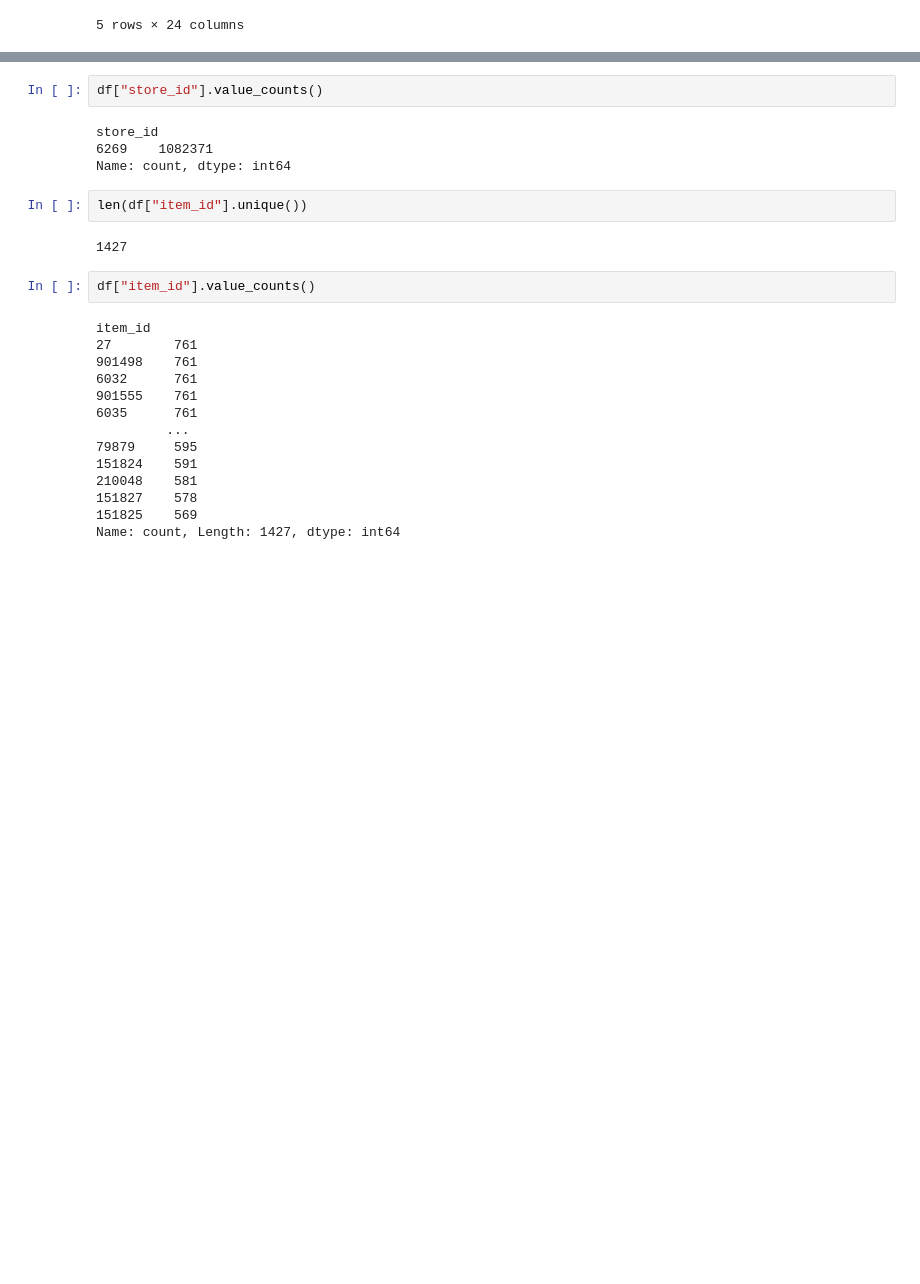
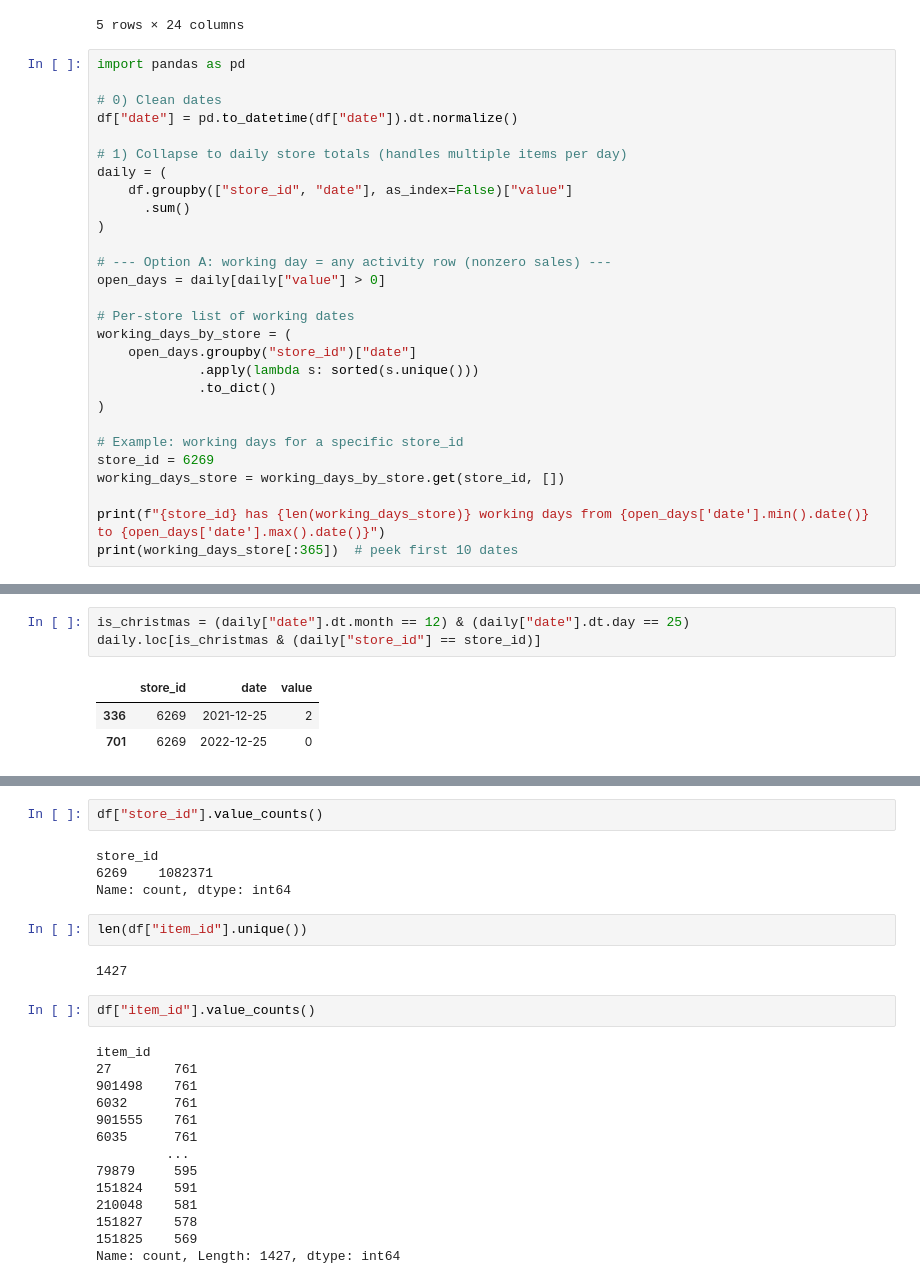
Before and after one commit to up202108724/Dissertation25-26, a Jupyter notebook: gnn_exercise.ipynb, the cells around one changed output, grey strips where cells are left out. Drawn from its saved outputs; the diff is of its cells as text; blank space fills up the shorter version.

```diff
--- a/gnn_exercise.ipynb
+++ b/gnn_exercise.ipynb
@@ -43,3 +25,31 @@ df.head()
 | 3 | 2021-01-23 | 20405 | 3 | dairy chs | pos subd dairy other | pos dept dairy | cheese/yogurt/orange juice | 0 | ... |
 | 4 | 2021-01-23 | 605573 | 5 | refrigerated drnks | pos subd dairy other | pos dept dairy | cheese/yogurt/orange juice | 0 | ... |
 5 rows × 24 columns
+# %%
+import pandas as pd
+
+# 0) Clean dates
+df["date"] = pd.to_datetime(df["date"]).dt.normalize()
+
+# 1) Collapse to daily store totals (handles multiple items per day)
+daily = (
+    df.groupby(["store_id", "date"], as_index=False)["value"]
+      .sum()
+)
+
+# --- Option A: working day = any activity row (nonzero sales) ---
+open_days = daily[daily["value"] > 0]
+
+# Per-store list of working dates
+working_days_by_store = (
+    open_days.groupby("store_id")["date"]
+             .apply(lambda s: sorted(s.unique()))
+             .to_dict()
+)
+
+# Example: working days for a specific store_id
+store_id = 6269
+working_days_store = working_days_by_store.get(store_id, [])
+
+print(f"{store_id} has {len(working_days_store)} working days from {open_days['date'].min().date()} to {open_days['date'].max().date()}")
+print(working_days_store[:365])  # peek first 10 dates
@@ -45,0 +59,7 @@ df.head()
+# %%
+is_christmas = (daily["date"].dt.month == 12) & (daily["date"].dt.day == 25)
+daily.loc[is_christmas & (daily["store_id"] == store_id)]
+# %% [output]
+|  | store_id | date | value |
+| 336 | 6269 | 2021-12-25 | 2 |
+| 701 | 6269 | 2022-12-25 | 0 |
```
Also changed, not shown: parts of 23 cells of this notebook, 5 other files.
